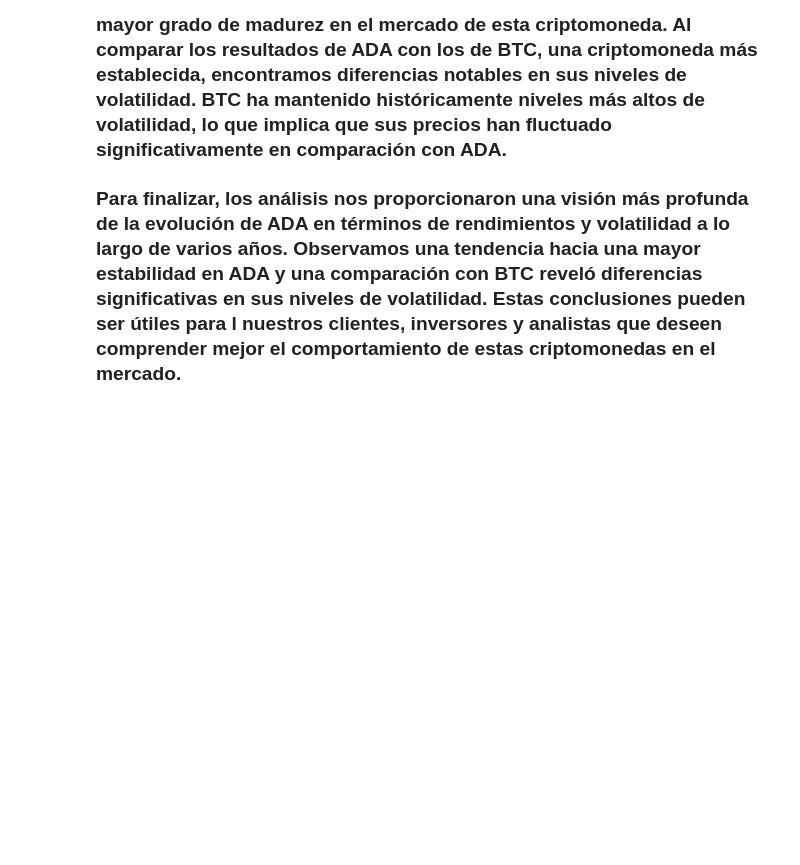
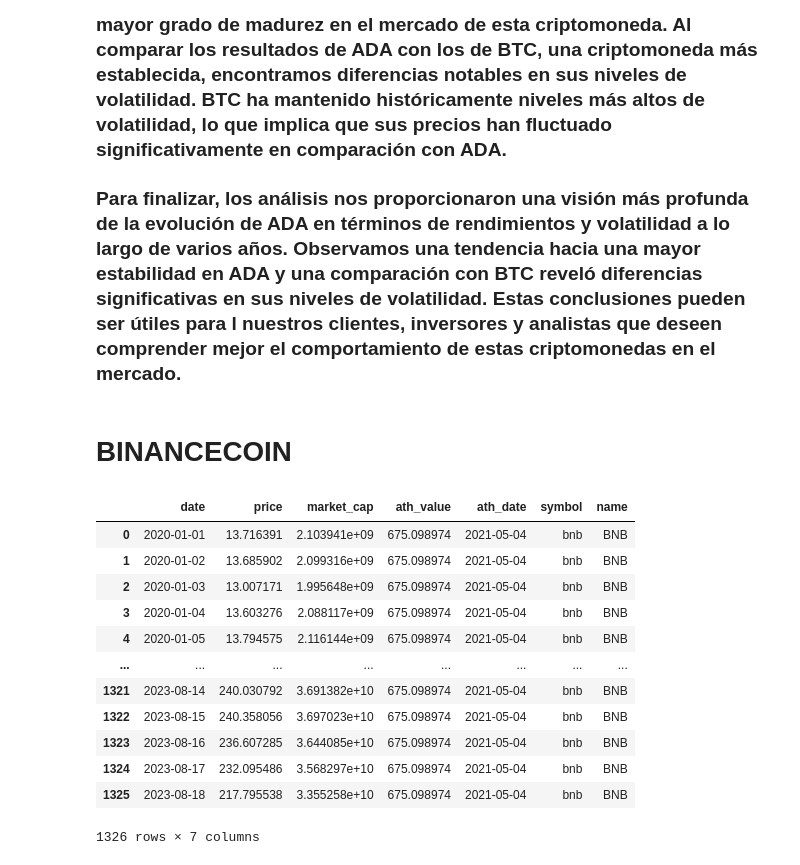
Before and after one commit to Bzetatuc/PI_2_Henry, a Jupyter notebook: EDA/eda.ipynb, the cells around one changed output. Cells and saved outputs as stored; diff of their text form; code cells hidden in the pictures; blank space fills up the shorter version.

Commit message:
video main

```diff
--- a/EDA/eda.ipynb
+++ b/EDA/eda.ipynb
@@ -1350,3 +1371,22 @@ plt.show()
 ### notamos un patrón que sugiere que ADA ha experimentado una tendencia hacia una mayor estabilidad en comparación con períodos anteriores. Esto significa que los cambios en los precios diarios de ADA han sido menos bruscos en los últimos años, lo que podría indicar un mayor grado de madurez en el mercado de esta criptomoneda. Al comparar los resultados de ADA con los de BTC, una criptomoneda más establecida, encontramos diferencias notables en sus niveles de volatilidad. BTC ha mantenido históricamente niveles más altos de volatilidad, lo que implica que sus precios han fluctuado significativamente en comparación con ADA.
 
 ### Para finalizar, los análisis nos proporcionaron una visión más profunda de la evolución de ADA en términos de rendimientos y volatilidad a lo largo de varios años. Observamos una tendencia hacia una mayor estabilidad en ADA y una comparación con BTC reveló diferencias significativas en sus niveles de volatilidad. Estas conclusiones pueden ser útiles para l nuestros clientes, inversores y analistas que deseen comprender mejor el comportamiento de estas criptomonedas en el mercado.
+# %% [markdown]
+# BINANCECOIN
+# %%
+df_bnb = pd.read_csv("/Users/benjaminzelaya/Desktop/PI_DA-main/PI_2_Henry/PI_2_Henry/DATA ETL/combined_df_binancecoin.csv")
+df_bnb
+# %% [output]
+|  | date | price | market_cap | ath_value | ath_date | symbol | name |
+| 0 | 2020-01-01 | 13.716391 | 2.103941e+09 | 675.098974 | 2021-05-04 | bnb | BNB |
+| 1 | 2020-01-02 | 13.685902 | 2.099316e+09 | 675.098974 | 2021-05-04 | bnb | BNB |
+| 2 | 2020-01-03 | 13.007171 | 1.995648e+09 | 675.098974 | 2021-05-04 | bnb | BNB |
+| 3 | 2020-01-04 | 13.603276 | 2.088117e+09 | 675.098974 | 2021-05-04 | bnb | BNB |
+| 4 | 2020-01-05 | 13.794575 | 2.116144e+09 | 675.098974 | 2021-05-04 | bnb | BNB |
+| ... | ... | ... | ... | ... | ... | ... | ... |
+| 1321 | 2023-08-14 | 240.030792 | 3.691382e+10 | 675.098974 | 2021-05-04 | bnb | BNB |
+| 1322 | 2023-08-15 | 240.358056 | 3.697023e+10 | 675.098974 | 2021-05-04 | bnb | BNB |
+| 1323 | 2023-08-16 | 236.607285 | 3.644085e+10 | 675.098974 | 2021-05-04 | bnb | BNB |
+| 1324 | 2023-08-17 | 232.095486 | 3.568297e+10 | 675.098974 | 2021-05-04 | bnb | BNB |
+| 1325 | 2023-08-18 | 217.795538 | 3.355258e+10 | 675.098974 | 2021-05-04 | bnb | BNB |
+1326 rows × 7 columns
```
Also changed, not shown: parts of 10 cells of this notebook, 1 other file.
